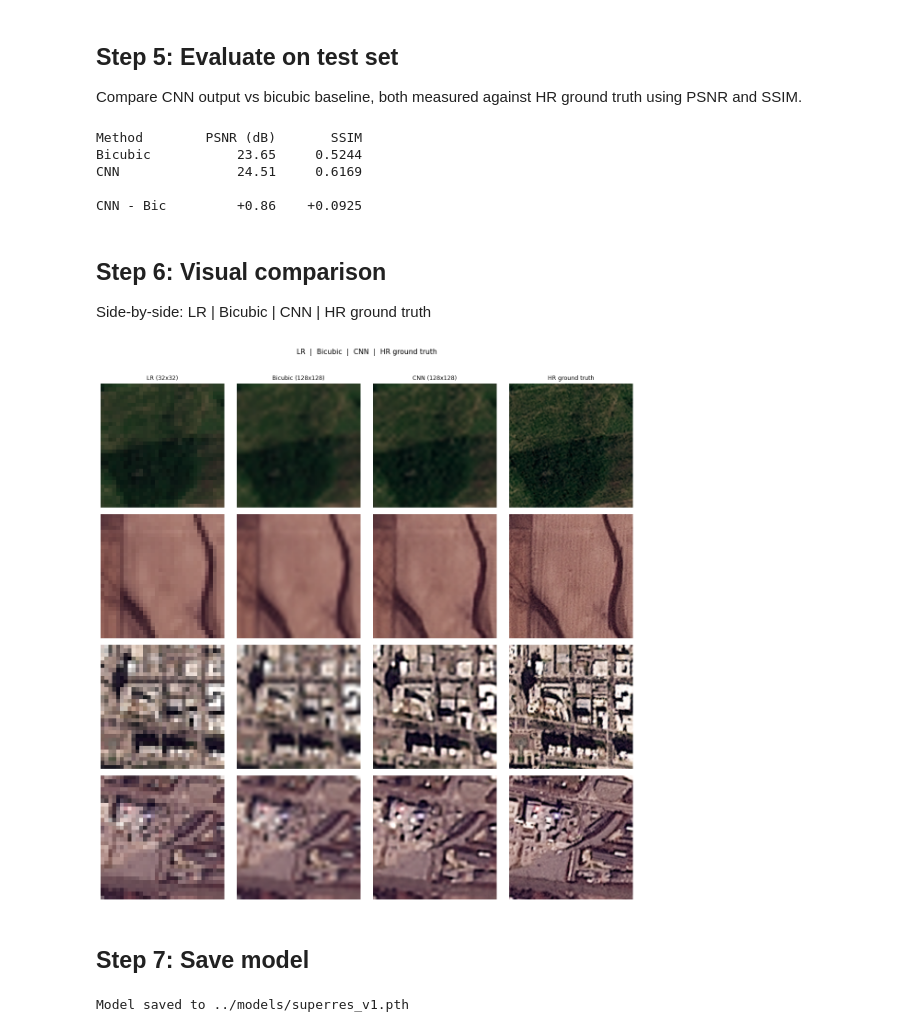
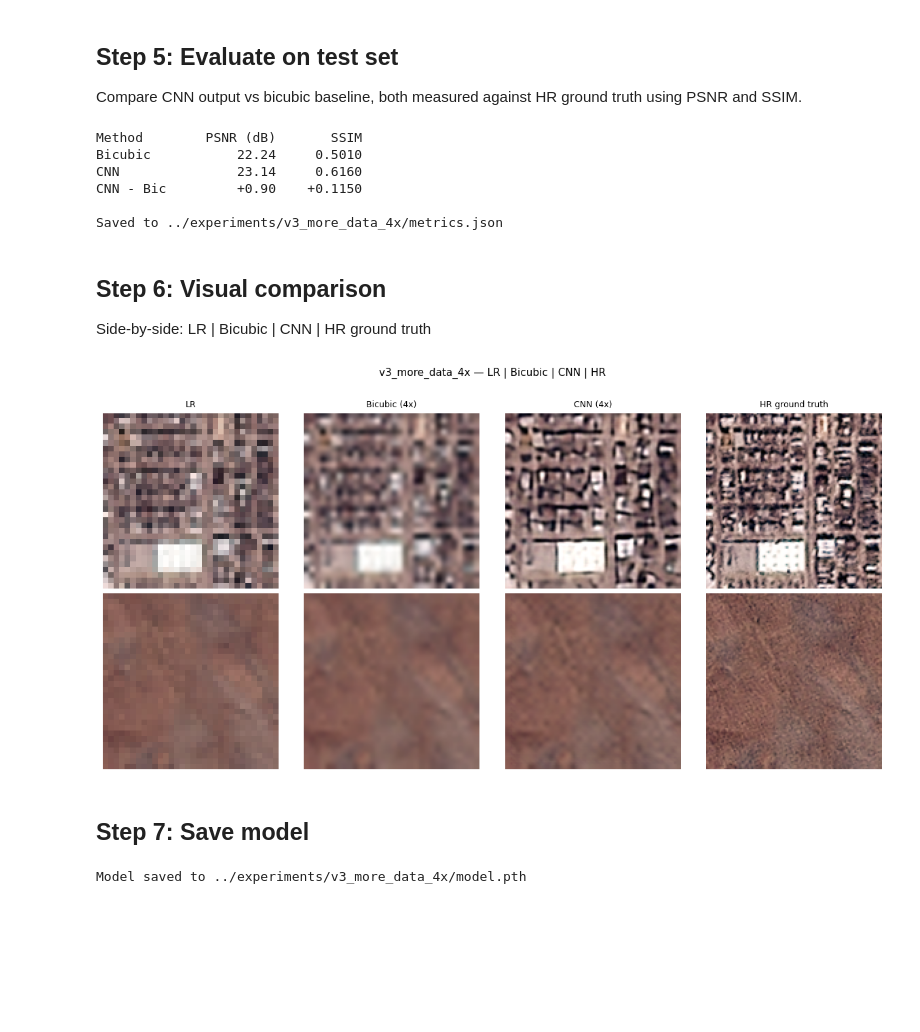
Before and after one commit to Clearform-Labs/planet-superres, a Jupyter notebook: notebooks/03_train.ipynb, the cells around one changed output. Drawn from its saved outputs; the diff is of its cells as text; code cells hidden in the pictures; blank space fills up the shorter version.

Commit message:
v3 model with more data and params, comparison notebook, figures

```diff
--- a/notebooks/03_train.ipynb
+++ b/notebooks/03_train.ipynb
@@ -167,9 +180,13 @@ ax.plot(train_losses, label='Train')
 ax.plot(val_losses, label='Val')
 ax.set_xlabel('Epoch')
 ax.set_ylabel('L1 Loss')
-ax.set_title('Training and Validation Loss')
+ax.set_title(f'Loss — {EXP_NAME}')
 ax.legend()
 plt.tight_layout()
-fig.savefig(FIGURES_DIR / 'loss_curves.png', bbox_inches='tight')
+fig.savefig(EXP_DIR / 'loss_curves.png', bbox_inches='tight')
 plt.show()
+
+# Save raw loss values
+with open(EXP_DIR / 'losses.json', 'w') as f:
+    json.dump({'train': train_losses, 'val': val_losses}, f)
 # %% [output]
@@ -188,30 +205,40 @@ with torch.no_grad():
     for lr, hr in test_loader:
         pred = model(lr.to(DEVICE)).cpu()
         for i in range(lr.size(0)):
-            # Convert to uint8 numpy HWC for metrics
             hr_np   = (hr[i].permute(1, 2, 0).numpy() * 255).clip(0, 255).astype(np.uint8)
             pred_np = (pred[i].permute(1, 2, 0).numpy() * 255).clip(0, 255).astype(np.uint8)
             lr_np   = (lr[i].permute(1, 2, 0).numpy() * 255).clip(0, 255).astype(np.uint8)
-            bic_np  = bicubic_upscale(lr_np, scale=4)
+            bic_np  = bicubic_upscale(lr_np, scale=CONFIG['scale'])
 
             cnn_psnr.append(psnr(hr_np, pred_np, data_range=255))
             cnn_ssim.append(ssim(hr_np, pred_np, data_range=255, channel_axis=2))
             bic_psnr.append(psnr(hr_np, bic_np, data_range=255))
             bic_ssim.append(ssim(hr_np, bic_np, data_range=255, channel_axis=2))
 
+results = {
+    'bicubic_psnr': float(np.mean(bic_psnr)),
+    'bicubic_ssim': float(np.mean(bic_ssim)),
+    'cnn_psnr':     float(np.mean(cnn_psnr)),
+    'cnn_ssim':     float(np.mean(cnn_ssim)),
+    'delta_psnr':   float(np.mean(cnn_psnr) - np.mean(bic_psnr)),
+    'delta_ssim':   float(np.mean(cnn_ssim) - np.mean(bic_ssim)),
+}
+
+with open(EXP_DIR / 'metrics.json', 'w') as f:
+    json.dump(results, f, indent=2)
+
 print(f'{"Method":<12} {"PSNR (dB)":>10} {"SSIM":>10}')
-print(f'{"Bicubic":<12} {np.mean(bic_psnr):>10.2f} {np.mean(bic_ssim):>10.4f}')
-print(f'{"CNN":<12} {np.mean(cnn_psnr):>10.2f} {np.mean(cnn_ssim):>10.4f}')
-print(f'{"":<12} {"":>10} {"":>10}')
-delta_psnr = np.mean(cnn_psnr) - np.mean(bic_psnr)
-delta_ssim = np.mean(cnn_ssim) - np.mean(bic_ssim)
-print(f'{"CNN - Bic":<12} {delta_psnr:>+10.2f} {delta_ssim:>+10.4f}')
+print(f'{"Bicubic":<12} {results["bicubic_psnr"]:>10.2f} {results["bicubic_ssim"]:>10.4f}')
+print(f'{"CNN":<12} {results["cnn_psnr"]:>10.2f} {results["cnn_ssim"]:>10.4f}')
+print(f'{"CNN - Bic":<12} {results["delta_psnr"]:>+10.2f} {results["delta_ssim"]:>+10.4f}')
+print(f'\nSaved to {EXP_DIR / "metrics.json"}')
 # %% [output]
 Method        PSNR (dB)       SSIM
-Bicubic           23.65     0.5244
-CNN               24.51     0.6169
+Bicubic           22.24     0.5010
+CNN               23.14     0.6160
+CNN - Bic         +0.90    +0.1150
 
-CNN - Bic         +0.86    +0.0925
+Saved to ../experiments/v3_more_data_4x/metrics.json
 # %% [markdown]
 ## Step 6: Visual comparison
 
@@ -220,45 +247,43 @@ Side-by-side: LR | Bicubic | CNN | HR ground truth
 # Show one sample per AOI from the test set
 import pandas as pd
 
 model.eval()
-manifest = pd.read_csv(MANIFEST)
+manifest = pd.read_csv(CONFIG['manifest'])
 test_manifest = manifest[manifest['split'] == 'test']
 aois = sorted(test_manifest['aoi'].unique())
 
 fig, axes = plt.subplots(len(aois), 4, figsize=(12, 3 * len(aois)))
-col_titles = ['LR (32x32)', 'Bicubic (128x128)', 'CNN (128x128)', 'HR ground truth']
+col_titles = ['LR', f'Bicubic ({CONFIG["scale"]}x)', f'CNN ({CONFIG["scale"]}x)', 'HR ground truth']
 
 for col, title in enumerate(col_titles):
     axes[0, col].set_title(title, fontsize=9)
 
 for row, aoi in enumerate(aois):
     sample = test_manifest[test_manifest['aoi'] == aoi].iloc[0]
     lr_np = np.array(Image.open(sample['lr_path']))
     hr_np = np.array(Image.open(sample['hr_path']))
-    bic_np = bicubic_upscale(lr_np, scale=4)
+    bic_np = bicubic_upscale(lr_np, scale=CONFIG['scale'])
 
     lr_t = torch.from_numpy(lr_np).permute(2, 0, 1).float().unsqueeze(0) / 255.0
     with torch.no_grad():
         pred_t = model(lr_t.to(DEVICE)).cpu()
     pred_np = (pred_t[0].permute(1, 2, 0).numpy() * 255).clip(0, 255).astype(np.uint8)
 
     for ax, img in zip(axes[row], [lr_np, bic_np, pred_np, hr_np]):
         ax.imshow(img)
         ax.axis('off')
     axes[row, 0].set_ylabel(aoi, fontsize=8, rotation=90, labelpad=40)
 
-plt.suptitle('LR  |  Bicubic  |  CNN  |  HR ground truth', fontsize=11, y=1.01)
+plt.suptitle(f'{EXP_NAME} — LR | Bicubic | CNN | HR', fontsize=11, y=1.01)
 plt.tight_layout()
-fig.savefig(FIGURES_DIR / 'cnn_vs_bicubic.png', bbox_inches='tight')
+fig.savefig(EXP_DIR / 'comparison.png', bbox_inches='tight')
 plt.show()
 # %% [output]
-[figure, old version]
+[figure, new version]
 # %% [markdown]
 ## Step 7: Save model
-# %%
-save_path = Path('../models/superres_v1.pth')
-save_path.parent.mkdir(exist_ok=True)
-torch.save(model.state_dict(), save_path)
-print(f'Model saved to {save_path}')
-# %% [output]
-Model saved to ../models/superres_v1.pth
+# %%
+torch.save(model.state_dict(), EXP_DIR / 'model.pth')
+print(f'Model saved to {EXP_DIR / "model.pth"}')
+# %% [output]
+Model saved to ../experiments/v3_more_data_4x/model.pth
```
Also changed, not shown: parts of 6 cells of this notebook, 10 other files.
